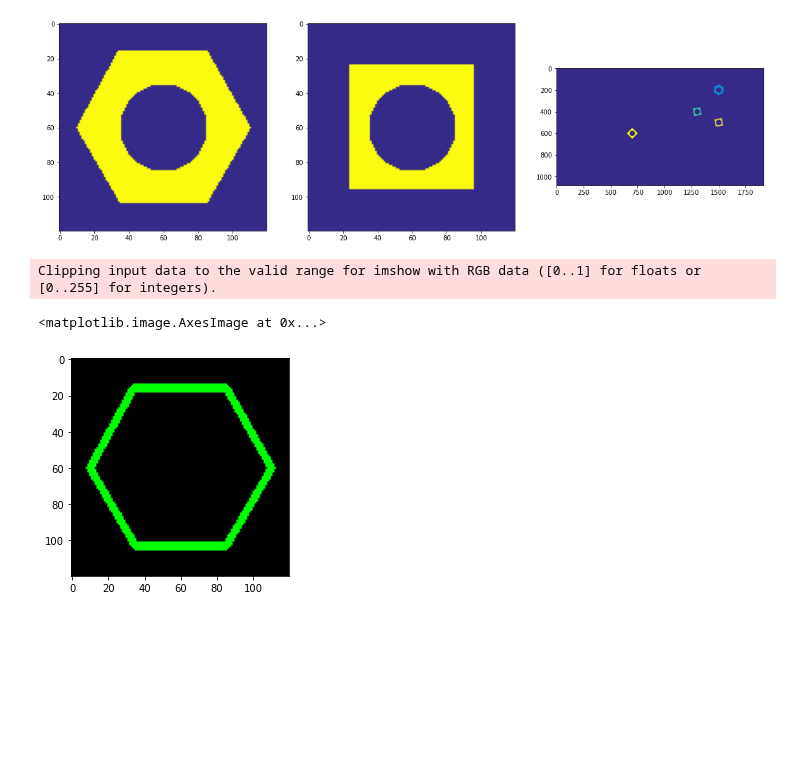
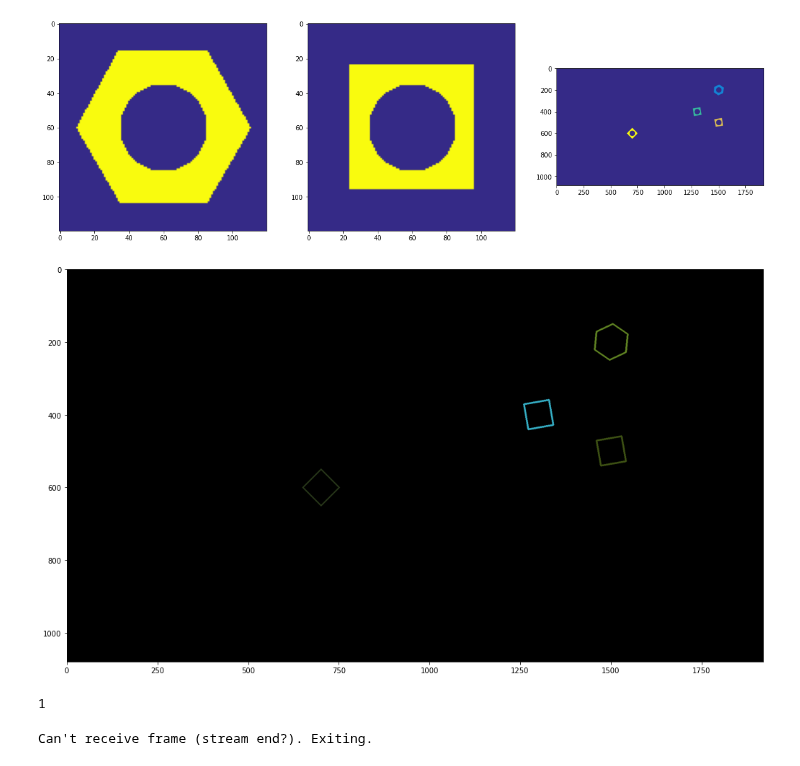
Before and after one commit to dakshinatharindu/Image-Processing, a Jupyter notebook: Assignment-03/160622R_a03.ipynb, the cells around one changed output. Cells and saved outputs as stored; diff of their text form; code cells hidden in the pictures; blank space fills up the shorter version.

Commit message:
count the number of hexanuts

```diff
--- a/Assignment-03/160622R_a03.ipynb
+++ b/Assignment-03/160622R_a03.ipynb
@@ -55,12 +55,54 @@ ax[2].imshow(cv.cvtColor(conveyor_f100_colormap, cv.COLOR_BGR2RGB))
 plt.show()
 # %% [output]
 [figure]
-# %%
-_, contours, _= cv.findContours(hexnut_template_closed, cv.RETR_EXTERNAL, cv.CHAIN_APPROX_SIMPLE)
-img = np.zeros(hexnut_template.shape)
-cv.drawContours(img, contours, -1, (0,255,0), 3)
-plt.imshow(img)
-# %% [output]
-Clipping input data to the valid range for imshow with RGB data ([0..1] for floats or [0..255] for integers).
-<matplotlib.image.AxesImage at 0x...>
-[figure, removed]
+# %%
+import random as rng
+_, hexnut_template_contours, hexnut_template_hierarchy= cv.findContours(hexnut_template_closed, cv.RETR_EXTERNAL, cv.CHAIN_APPROX_SIMPLE)
+hexnut_contour = hexnut_template_contours[0]
+
+_, squarenut_template_contours, squarenut_template_hierarchy= cv.findContours(squarenut_template_closed, cv.RETR_EXTERNAL, cv.CHAIN_APPROX_SIMPLE)
+squarenut_contour = squarenut_template_contours[0]
+
+_, conveyor_f100_contours, conveyor_f100_contours_hierarchy= cv.findContours(conveyor_f100_closed, cv.RETR_EXTERNAL, cv.CHAIN_APPROX_SIMPLE)
+img = np.zeros(conveyor_f100.shape, dtype=np.uint8)
+for i in range(len(conveyor_f100_contours)):
+        color = (rng.randint(0,256), rng.randint(0,256), rng.randint(0,256))
+        cv.drawContours(img, conveyor_f100_contours, i, color, 3, cv.LINE_8, conveyor_f100_contours_hierarchy, 0)
+
+fig, ax = plt. subplots(figsize=(20, 10))
+ax.imshow(img)
+plt.show()
+# %% [output]
+[figure, added]
+# %%
+count = 0
+for cnt in conveyor_f100_contours:
+    ret = cv.matchShapes(cnt,hexnut_contour,1,0.0)
+    if (ret < 0.001):
+        count += 1
+print(count)
+# %% [output]
+1
+# %%
+cv.namedWindow('Conveyor', cv.WINDOW_NORMAL)
+cap = cv.VideoCapture('conveyor.mp4')
+f = 0
+frame = []
+while cap.isOpened():
+    ret, frame = cap.read()
+    if not ret:
+        print("Can't receive frame (stream end?). Exiting.")
+        break
+
+    f += 1
+    text = 'Frame:' + str(f)
+    cv.putText(frame,text , (100, 100), cv.FONT_HERSHEY_COMPLEX, 1, (0,250,0), 1, cv.LINE_AA)
+    cv.imshow('Conveyor', frame)
+
+    if cv.waitKey(1) == ord('q'):
+        break
+
+cap.release()
+cv.destroyAllWindows()
+# %% [output]
+Can't receive frame (stream end?). Exiting.
```
Also changed, not shown: parts of 1 cell of this notebook.
